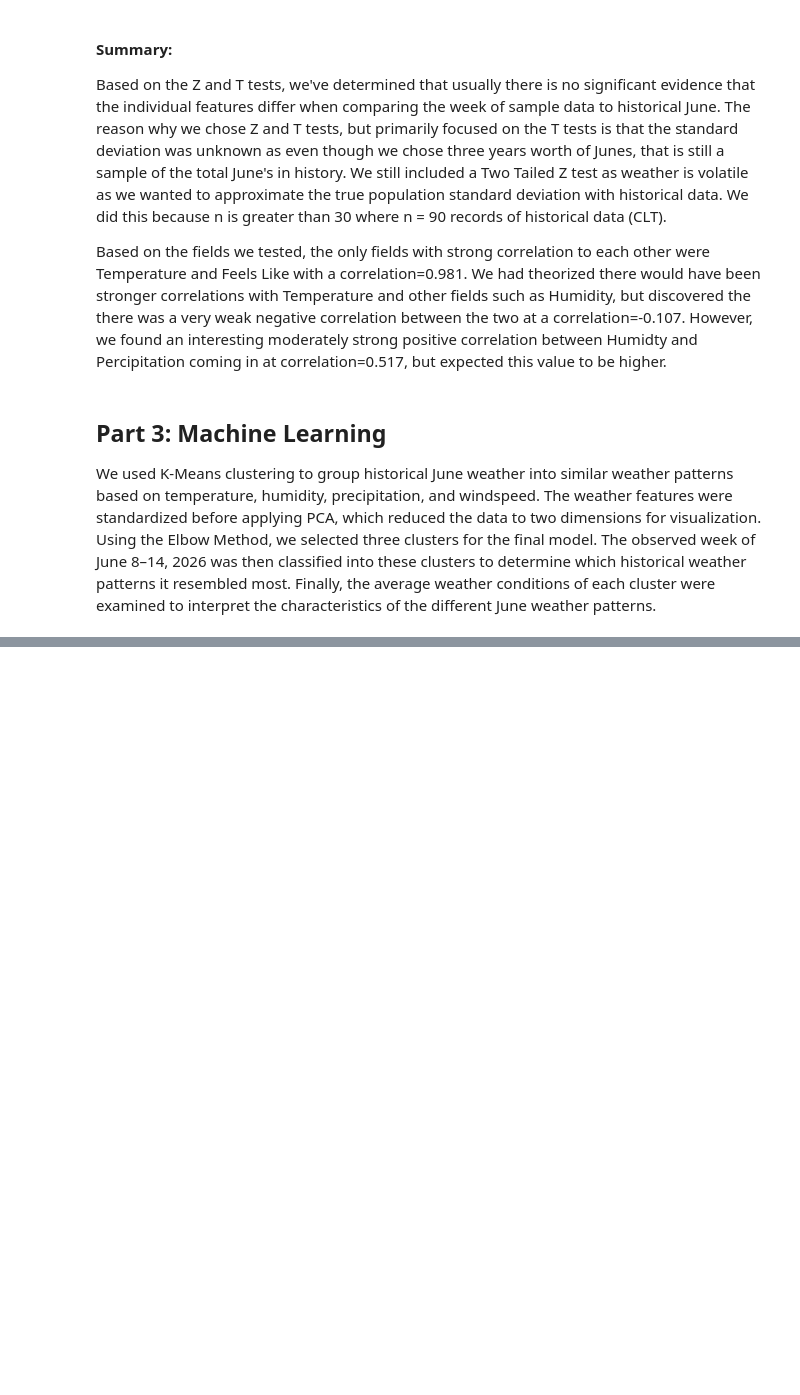
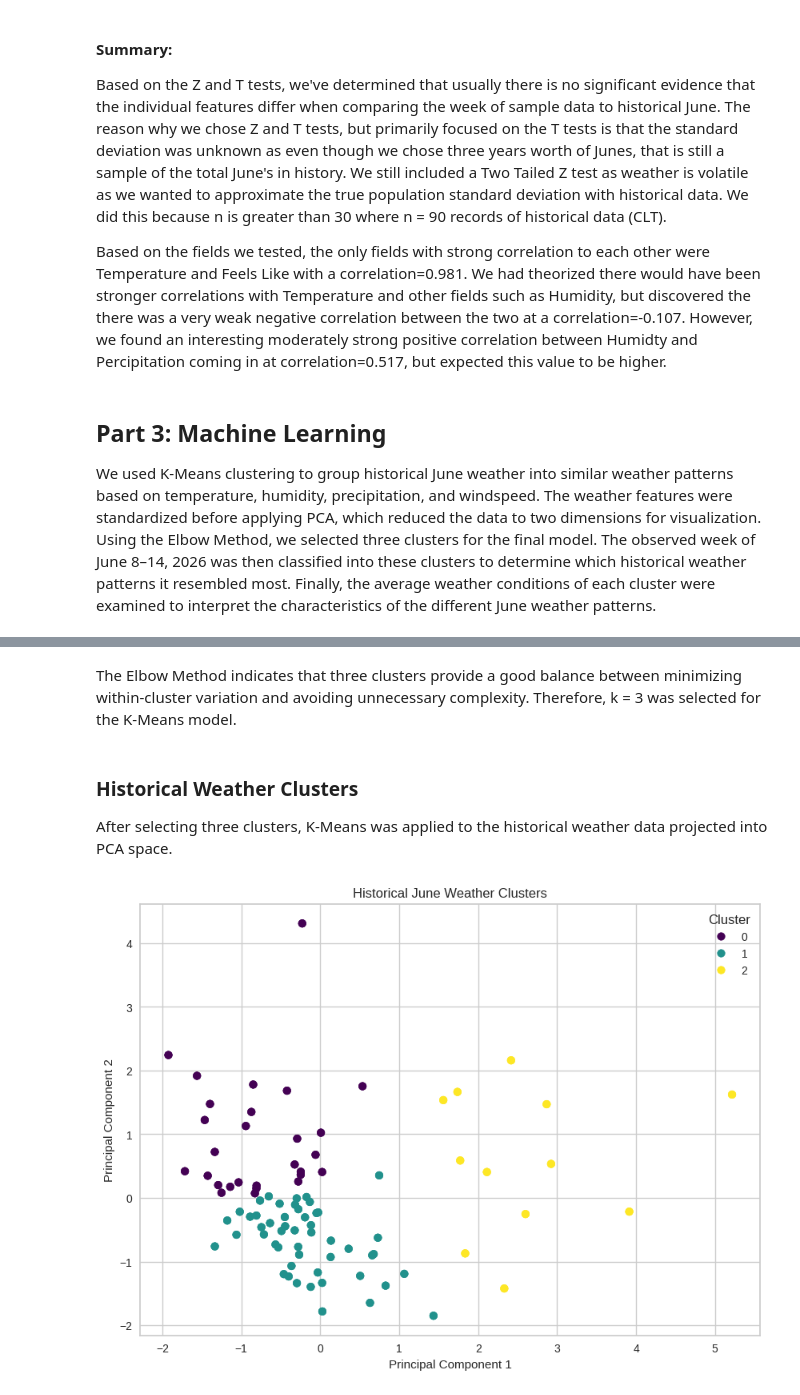
Before and after one commit to mnunez24/CMSC320_FinalProject, a Jupyter notebook: Submisson-Part-2.ipynb, the cells around one changed output, grey strips where cells are left out. Saved outputs shown, nothing was run; the diff lists cells and outputs as text; code cells hidden in the pictures; blank space fills up the shorter version.

```diff
--- a/Submisson-Part-2.ipynb
+++ b/Submisson-Part-2.ipynb
@@ -670,0 +720,32 @@ We used K-Means clustering to group historical June weather into similar weather
+# %% [markdown]
+The Elbow Method indicates that three clusters provide a good balance between minimizing within-cluster variation and avoiding unnecessary complexity. Therefore, k = 3 was selected for the K-Means model.
+# %% [markdown]
+### Historical Weather Clusters
+
+After selecting three clusters, K-Means was applied to the historical weather data projected into PCA space.
+# %%
+k_cluster = 3
+
+kmeans = KMeans(n_clusters=k_cluster, random_state=42)
+historical_labels = kmeans.fit_predict(historical_pca)
+
+plt.figure(figsize=(10,7))
+
+plt.scatter(historical_pca[:,0],historical_pca[:, 1], c=historical_labels, cmap="viridis")
+plt.xlabel("Principal Component 1")
+plt.ylabel("Principal Component 2")
+plt.title("Historical June Weather Clusters")
+
+# Organize dots based on cliuster
+scatter = plt.scatter(
+    historical_pca[:,0],
+    historical_pca[:,1],
+    c=historical_labels,
+    cmap="viridis"
+)
+
+plt.legend(*scatter.legend_elements(), title="Cluster")
+
+plt.show()
+# %% [output]
+[figure, added]
```
Also changed, not shown: parts of 19 cells of this notebook.
